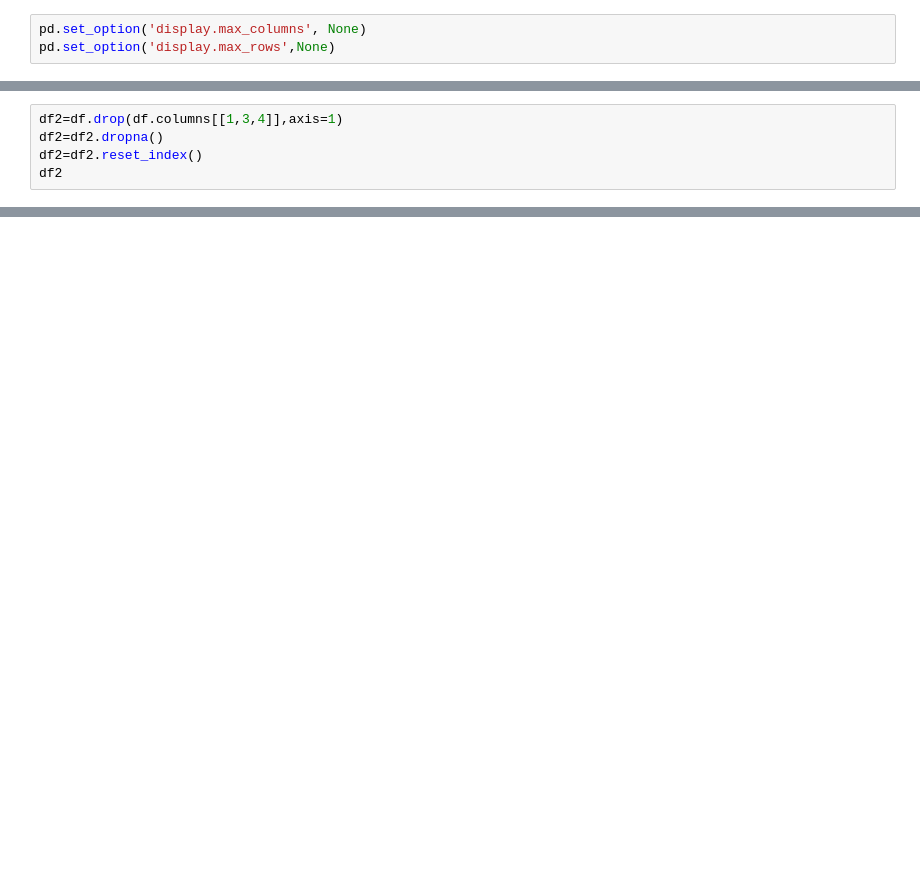
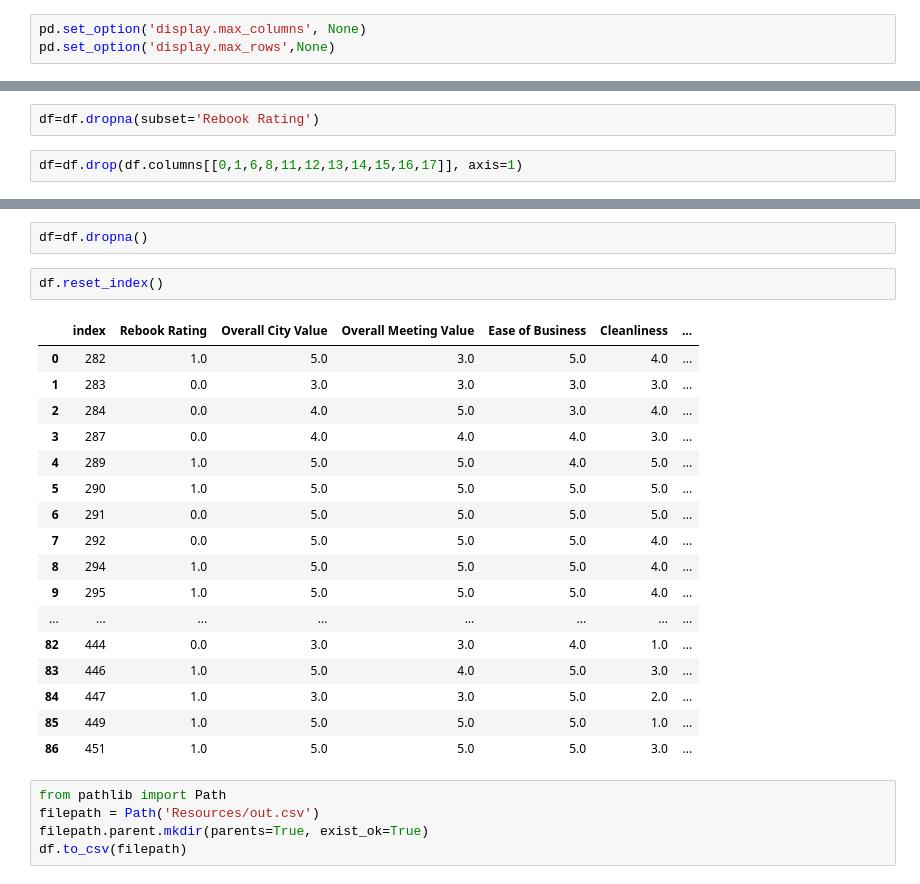
Before and after one commit to shupersap/Tourism_Triad, a Jupyter notebook: Event exploration.ipynb, the cells around one changed output, grey strips where cells are left out. Saved outputs shown, nothing was run; the diff lists cells and outputs as text; blank space fills up the shorter version.

```diff
--- a/Event exploration.ipynb
+++ b/Event exploration.ipynb
@@ -32,5 +35,4 @@ df
+# %%
+df=df.dropna(subset='Rebook Rating')
 # %%
-df2=df.drop(df.columns[[1,3,4]],axis=1)
-df2=df2.dropna()
-df2=df2.reset_index()
-df2
+df=df.drop(df.columns[[0,1,6,8,11,12,13,14,15,16,17]], axis=1)
@@ -50,0 +39,27 @@ df2
+# %%
+df=df.dropna()
+# %%
+df.reset_index()
+# %% [output]
+|  | index | Rebook Rating | Overall City Value | Overall Meeting Value | Ease of Business | Cleanliness | ... |
+| 0 | 282 | 1.0 | 5.0 | 3.0 | 5.0 | 4.0 | ... |
+| 1 | 283 | 0.0 | 3.0 | 3.0 | 3.0 | 3.0 | ... |
+| 2 | 284 | 0.0 | 4.0 | 5.0 | 3.0 | 4.0 | ... |
+| 3 | 287 | 0.0 | 4.0 | 4.0 | 4.0 | 3.0 | ... |
+| 4 | 289 | 1.0 | 5.0 | 5.0 | 4.0 | 5.0 | ... |
+| 5 | 290 | 1.0 | 5.0 | 5.0 | 5.0 | 5.0 | ... |
+| 6 | 291 | 0.0 | 5.0 | 5.0 | 5.0 | 5.0 | ... |
+| 7 | 292 | 0.0 | 5.0 | 5.0 | 5.0 | 4.0 | ... |
+| 8 | 294 | 1.0 | 5.0 | 5.0 | 5.0 | 4.0 | ... |
+| 9 | 295 | 1.0 | 5.0 | 5.0 | 5.0 | 4.0 | ... |
+| ... | ... | ... | ... | ... | ... | ... | ... |
+| 82 | 444 | 0.0 | 3.0 | 3.0 | 4.0 | 1.0 | ... |
+| 83 | 446 | 1.0 | 5.0 | 4.0 | 5.0 | 3.0 | ... |
+| 84 | 447 | 1.0 | 3.0 | 3.0 | 5.0 | 2.0 | ... |
+| 85 | 449 | 1.0 | 5.0 | 5.0 | 5.0 | 1.0 | ... |
+| 86 | 451 | 1.0 | 5.0 | 5.0 | 5.0 | 3.0 | ... |
+# %%
+from pathlib import Path
+filepath = Path('Resources/out.csv')
+filepath.parent.mkdir(parents=True, exist_ok=True)
+df.to_csv(filepath)
```
Also changed, not shown: parts of 14 cells of this notebook, 2 other files.
